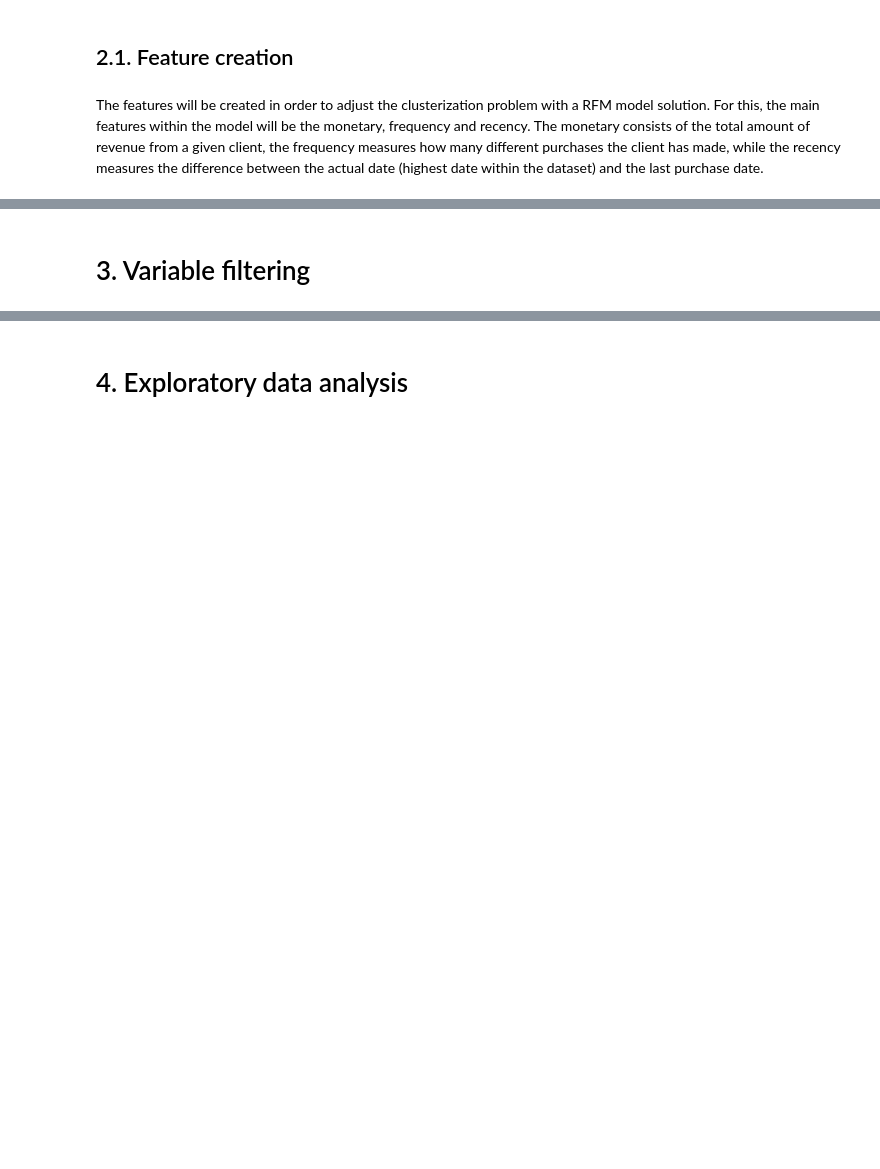
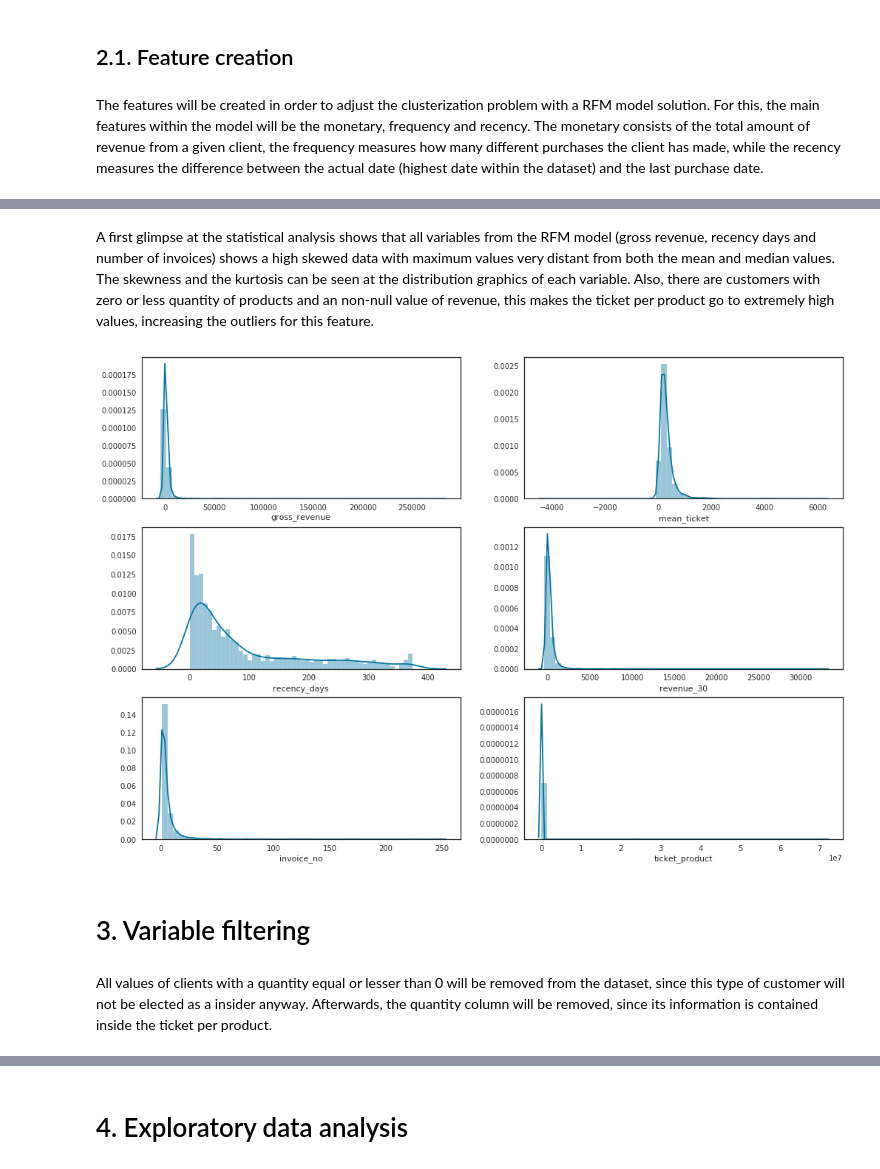
Before and after one commit to pedropscf/3-insiders-clustering, a Jupyter notebook: notebooks/m01-insiders-clustering.ipynb, the cells around one changed output, grey strips where cells are left out. Saved outputs shown, nothing was run; the diff lists cells and outputs as text; code cells hidden in the pictures; blank space fills up the shorter version.

```diff
--- a/notebooks/m01-insiders-clustering.ipynb
+++ b/notebooks/m01-insiders-clustering.ipynb
@@ -298,0 +311,20 @@ df_ref.head()
+# %%
+# mean_tikect:
+df_ref['mean_ticket'] = round(df_ref['gross_revenue'] / (df_ref['invoice_no'] + 0.00001), 2)
+
+# purchase_30:
+#df_ref['purchases_30']
+
+#ticket_growth:
+#df_ref['mean_ticket']
+
+max_date = df2['invoice_date'].max()
+filter_date = max_date - datetime.timedelta(days=30)
+filter0 = df2[df2['invoice_date'] >= filter_date].groupby('customer_id').sum().reset_index()
+filter0 = filter0.drop(['quantity','unit_price'], axis=1)
+filter0.columns = ['customer_id', 'revenue_30']
+df_ref = pd.merge( df_ref, filter0, on='customer_id', how='left' )
+
+df_ref['ticket_product'] = round(df_ref['gross_revenue'] / (df_ref['quantity'] + 0.00001), 2)
+
+df_ref.head()
@@ -299,4 +414,27 @@ df_ref.head()
+# %% [markdown]
+A first glimpse at the statistical analysis shows that all variables from the RFM model (gross revenue, recency days and number of invoices) shows a high skewed data with maximum values very distant from both the mean and median values. The skewness and the kurtosis can be seen at the distribution graphics of each variable. Also, there are customers with zero or less quantity of products and an non-null value of revenue, this makes the ticket per product go to extremely high values, increasing the outliers for this feature.
+# %%
+#fig = plt.figure(figsize=(20,10))
+fig, ax = plt.subplots(nrows=3,ncols=2, figsize=(17,12))
+
+sns.set_style("ticks")
+#sns.axes_style("darkgrid")
+
+sns.distplot(df_ref['gross_revenue'], ax=ax[0,0], bins=50)
+sns.distplot(df_ref['recency_days'], ax=ax[1,0],bins=50)
+sns.distplot(df_ref['invoice_no'], ax=ax[2,0],bins=50)
+
+sns.distplot(df_ref['mean_ticket'], ax=ax[0,1], bins=50)
+sns.distplot(df_ref['revenue_30'], ax=ax[1,1],bins=50)
+sns.distplot(df_ref['ticket_product'], ax=ax[2,1],bins=50)
+
+
+plt.show()
+# %% [output]
+[figure, added]
 # %% [markdown]
 # 3. Variable filtering
 # %%
 df3 = df_ref.copy()
+# %% [markdown]
+All values of clients with a quantity equal or lesser than 0 will be removed from the dataset, since this type of customer will not be elected as a insider anyway. Afterwards, the quantity column will be removed, since its information is contained inside the ticket per product.
```
Also changed, not shown: parts of 17 cells of this notebook.
